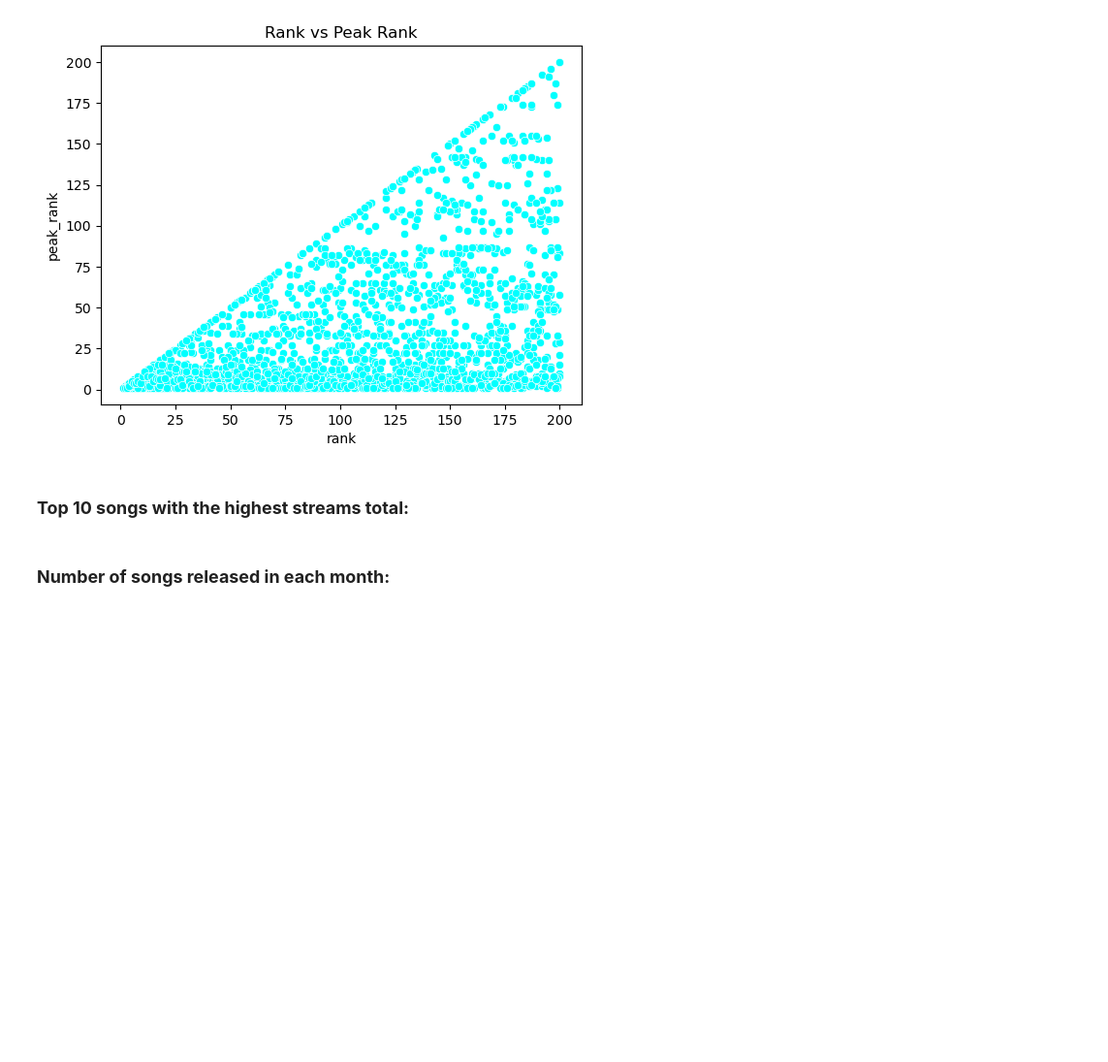
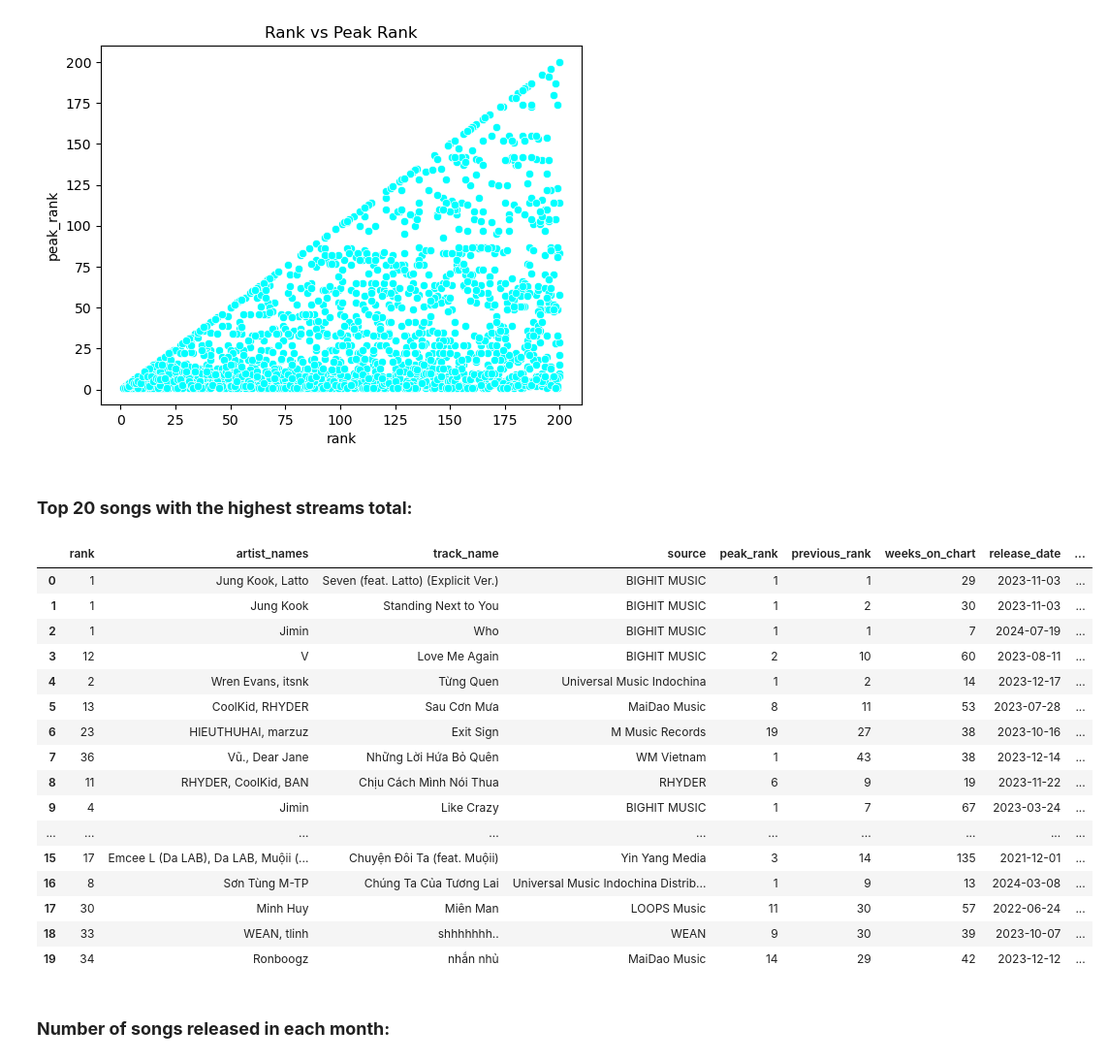
Before and after one commit to pililover/DataScience-Jobs-Market, a Jupyter notebook: SOURCECODE/Data_analysis.ipynb, the cells around one changed output. Shown: that part at 97% size. Drawn from its saved outputs; the diff is of its cells as text; code cells hidden in the pictures; blank space fills up the shorter version.

```diff
--- a/SOURCECODE/Data_analysis.ipynb
+++ b/SOURCECODE/Data_analysis.ipynb
@@ -299,4 +301,46 @@ plt.show()
 # %% [markdown]
-### **Top 10 songs with the highest streams total:**
+### **Top 20 songs with the highest streams total:**
+# %%
+# Aggregate streams by track_name
+aggregated_streams = (
+    df.groupby('track_name')
+    .agg({'streams': 'sum'})
+    .reset_index()
+)
+
+# Merge the aggregated streams back with the original DataFrame to keep all columns
+top_stream_df = df.merge(aggregated_streams, on='track_name', how='left')
+
+# Sort by the summed streams, keeping all columns
+top_stream_df = (
+    top_stream_df
+    .drop(columns='streams_x')
+    .rename(columns={'streams_y': 'streams'})
+    .sort_values(by='streams', ascending=False)  # 'streams_y' is the aggregated 'streams'
+    .drop_duplicates(subset='track_name')
+    .reset_index(drop=True)
+    .head(20)
+)
+
+# Print or view the result
+top_stream_df
+# %% [output]
+|  | rank | artist_names | track_name | source | peak_rank | previous_rank | weeks_on_chart | release_date | ... |
+| 0 | 1 | Jung Kook, Latto | Seven (feat. Latto) (Explicit Ver.) | BIGHIT MUSIC | 1 | 1 | 29 | 2023-11-03 | ... |
+| 1 | 1 | Jung Kook | Standing Next to You | BIGHIT MUSIC | 1 | 2 | 30 | 2023-11-03 | ... |
+| 2 | 1 | Jimin | Who | BIGHIT MUSIC | 1 | 1 | 7 | 2024-07-19 | ... |
+| 3 | 12 | V | Love Me Again | BIGHIT MUSIC | 2 | 10 | 60 | 2023-08-11 | ... |
+| 4 | 2 | Wren Evans, itsnk | Từng Quen | Universal Music Indochina | 1 | 2 | 14 | 2023-12-17 | ... |
+| 5 | 13 | CoolKid, RHYDER | Sau Cơn Mưa | MaiDao Music | 8 | 11 | 53 | 2023-07-28 | ... |
+| 6 | 23 | HIEUTHUHAI, marzuz | Exit Sign | M Music Records | 19 | 27 | 38 | 2023-10-16 | ... |
+| 7 | 36 | Vũ., Dear Jane | Những Lời Hứa Bỏ Quên | WM Vietnam | 1 | 43 | 38 | 2023-12-14 | ... |
+| 8 | 11 | RHYDER, CoolKid, BAN | Chịu Cách Mình Nói Thua | RHYDER | 6 | 9 | 19 | 2023-11-22 | ... |
+| 9 | 4 | Jimin | Like Crazy | BIGHIT MUSIC | 1 | 7 | 67 | 2023-03-24 | ... |
+| ... | ... | ... | ... | ... | ... | ... | ... | ... | ... |
+| 15 | 17 | Emcee L (Da LAB), Da LAB, Muộii (... | Chuyện Đôi Ta (feat. Muộii) | Yin Yang Media | 3 | 14 | 135 | 2021-12-01 | ... |
+| 16 | 8 | Sơn Tùng M-TP | Chúng Ta Của Tương Lai | Universal Music Indochina Distrib... | 1 | 9 | 13 | 2024-03-08 | ... |
+| 17 | 30 | Minh Huy | Miên Man | LOOPS Music | 11 | 30 | 57 | 2022-06-24 | ... |
+| 18 | 33 | WEAN, tlinh | shhhhhhh.. | WEAN | 9 | 30 | 39 | 2023-10-07 | ... |
+| 19 | 34 | Ronboogz | nhắn nhủ | MaiDao Music | 14 | 29 | 42 | 2023-12-12 | ... |
 # %% [markdown]
 ### **Number of songs released in each month:**
```
Also changed, not shown: parts of 7 cells of this notebook.
